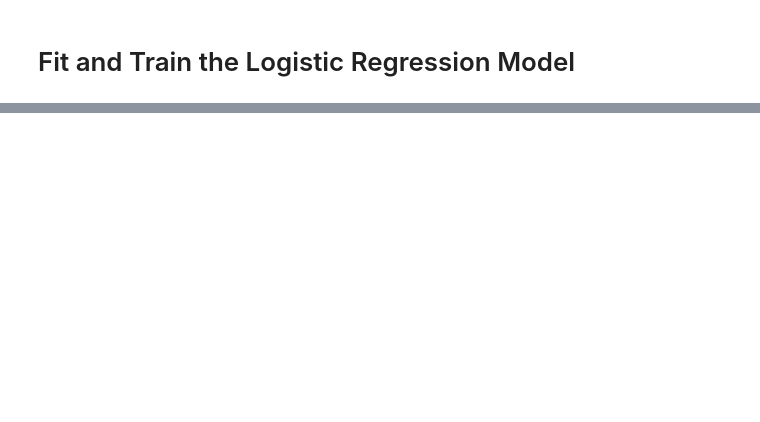
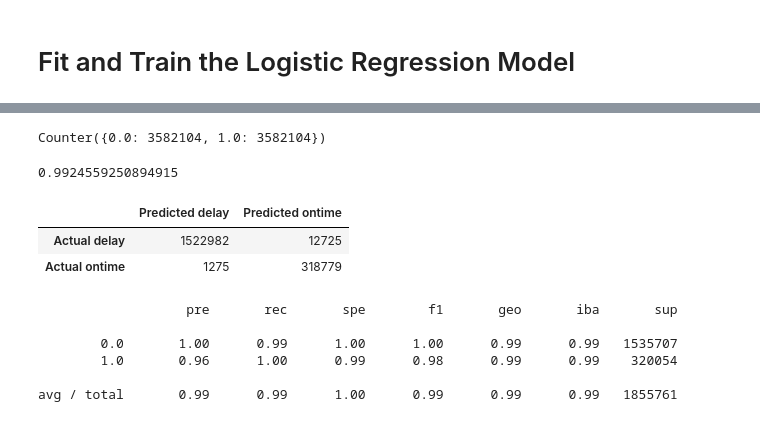
Before and after one commit to 05Perseus/Final_Project_Group_3, a Jupyter notebook: logistic_reg_prediction.ipynb, the cells around one changed output, grey strips where cells are left out. Saved outputs shown, nothing was run; the diff lists cells and outputs as text; code cells hidden in the pictures; blank space fills up the shorter version.

```diff
--- a/logistic_reg_prediction.ipynb
+++ b/logistic_reg_prediction.ipynb
@@ -197,6 +203,0 @@ memory usage: 493.6 MB
-# %%
-# Convert y from object to int
-y = y.apply(pd.to_numeric)
-
-
-y.dtype
@@ -225,6 +213,6 @@ Name: ArrDel15, Length: 6311871, dtype: float64
 # %%
 #instantiate the model
-log_regression = LogisticRegression()
+log_regression = LogisticRegression(max_iter=10000)
 
 #fit the model using the training data
 log_regression.fit(X_train,y_train)
@@ -235,0 +234,52 @@ ValueError: Input contains NaN, infinity or a value too large for dtype('float64
+# %%
+# Resample the training data with the RandomOversampler
+from imblearn.over_sampling import RandomOverSampler
+from collections import Counter
+
+# Instantiate the model
+ros = RandomOverSampler(random_state=1)
+# Resample the targets
+X_resampled, y_resampled = ros.fit_resample(X_train, y_train)
+Counter(y_resampled)
+# %% [output]
+Counter({0.0: 3582104, 1.0: 3582104})
+# %%
+#instantiate the model
+log_regression = LogisticRegression(solver='lbfgs', random_state=1, max_iter=10000)
+
+#fit the model using the training data
+log_regression.fit(X_resampled,y_resampled)
+
+#use model to make predictions on test data
+y_pred = log_regression.predict(X_test)
+# %%
+from sklearn.metrics import accuracy_score
+# Calculated the balanced accuracy score
+accuracy_score(y_test, y_pred)
+# %% [output]
+0.9924559250894915
+# %%
+# Display the confusion matrix
+from sklearn.metrics import confusion_matrix
+# Calculating the confusion matrix
+cm = confusion_matrix(y_test, y_pred)
+
+# Create a DataFrame from the confusion matrix.
+cm_df = pd.DataFrame(
+    cm, index=["Actual delay", "Actual ontime"], columns=["Predicted delay", "Predicted ontime"])
+cm_df
+# %% [output]
+|  | Predicted delay | Predicted ontime |
+| Actual delay | 1522982 | 12725 |
+| Actual ontime | 1275 | 318779 |
+# %%
+# Print the imbalanced classification report
+from imblearn.metrics import classification_report_imbalanced
+print(classification_report_imbalanced(y_test, y_pred))
+# %% [output]
+                   pre       rec       spe        f1       geo       iba       sup
+
+        0.0       1.00      0.99      1.00      1.00      0.99      0.99   1535707
+        1.0       0.96      1.00      0.99      0.98      0.99      0.99    320054
+
+avg / total       0.99      0.99      1.00      0.99      0.99      0.99   1855761
```
Also changed, not shown: parts of 22 cells of this notebook.
